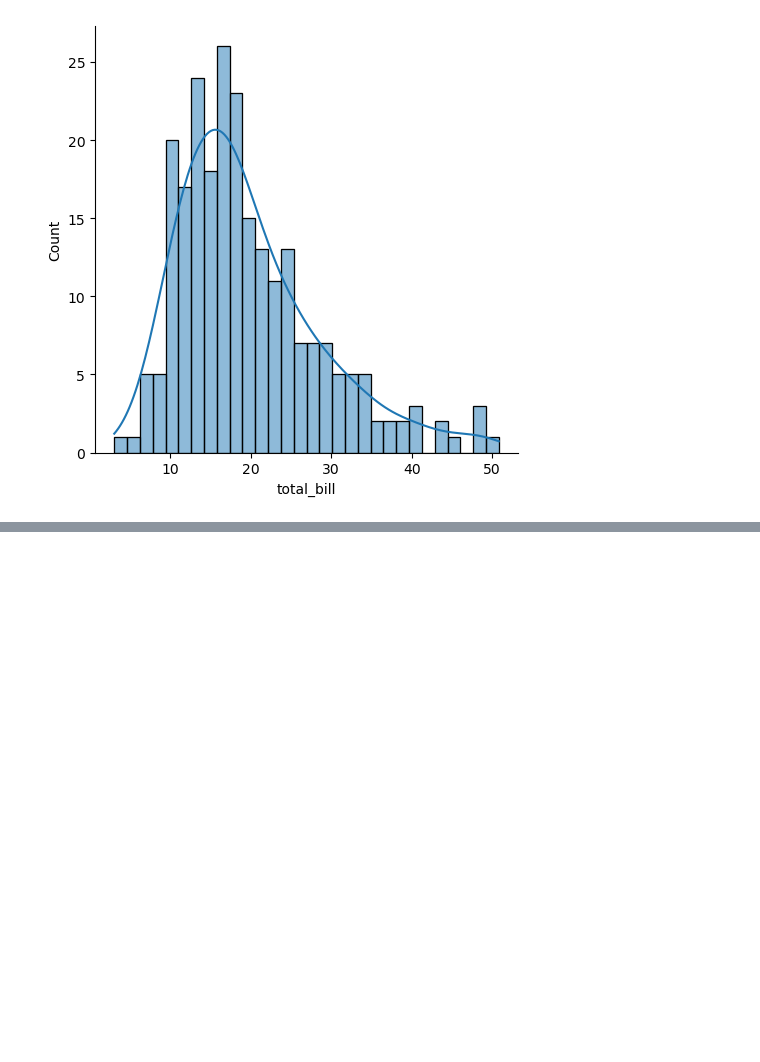
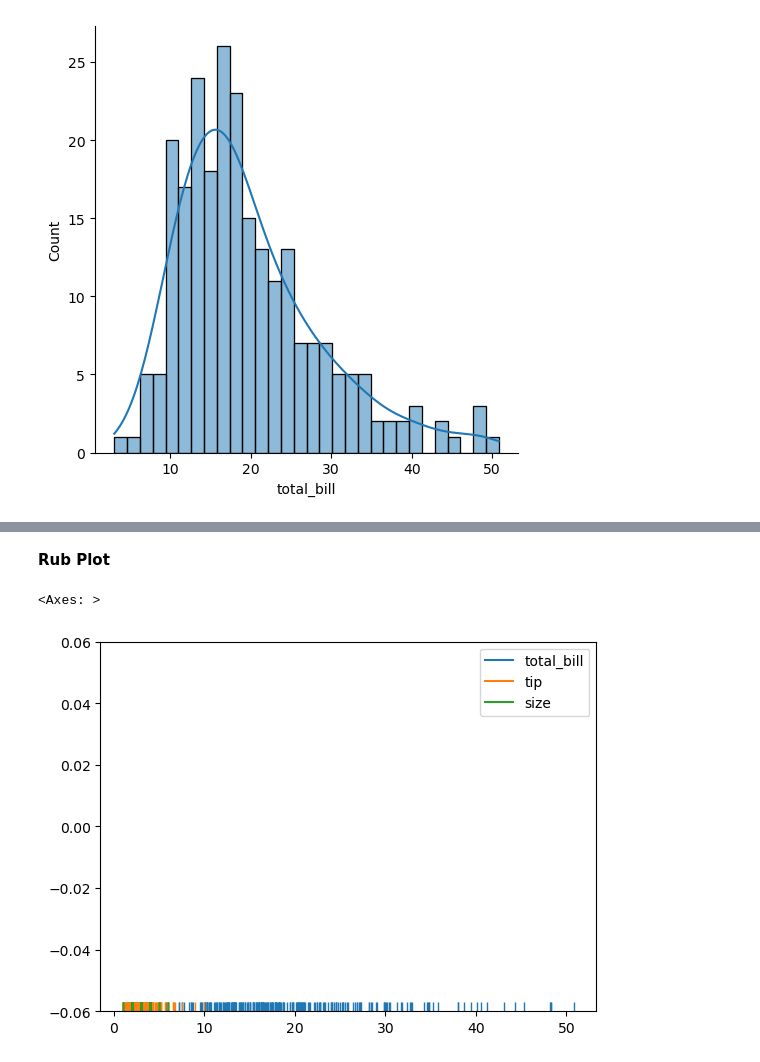
Before and after one commit to Arbaz1506/Data-Visualisation, a Jupyter notebook: DistributionPlot.ipynb, the cells around one changed output, grey strips where cells are left out. Cells and saved outputs as stored; diff of their text form; code cells hidden in the pictures; blank space fills up the shorter version.

```diff
--- a/DistributionPlot.ipynb
+++ b/DistributionPlot.ipynb
@@ -103,0 +136,7 @@ sns.displot(df['total_bill'], bins=30, kde=True)
+# %% [markdown]
+**Rub Plot**
+# %%
+sns.rugplot(df)
+# %% [output]
+<Axes: >
+[figure, added]
```
Also changed, not shown: parts of 4 cells of this notebook, 1 other file.
